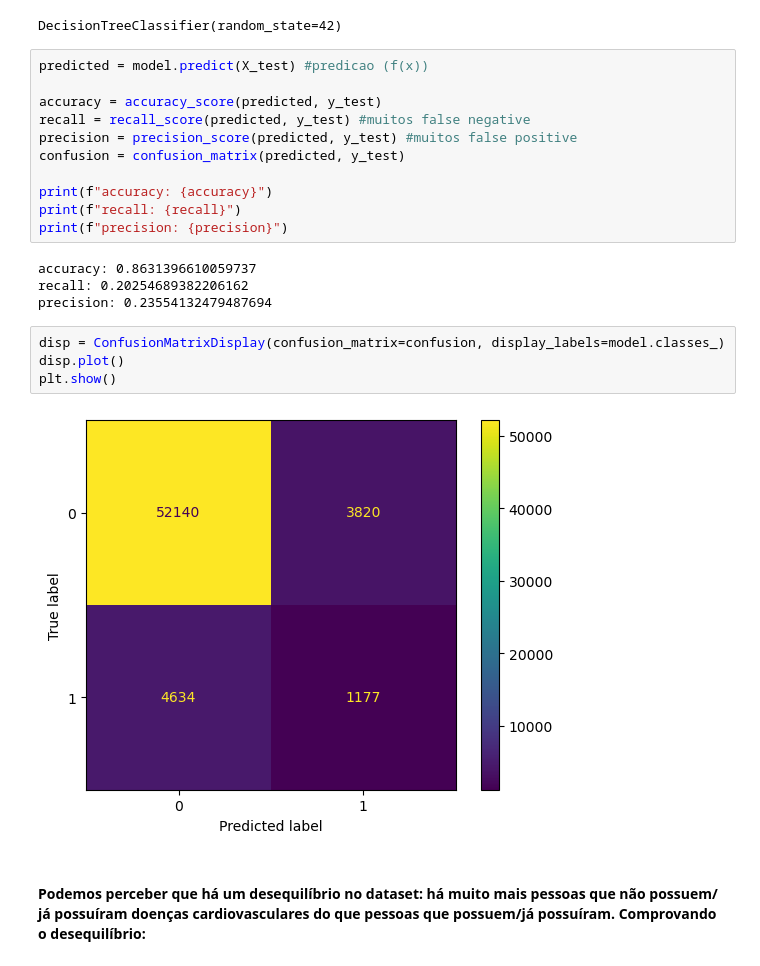
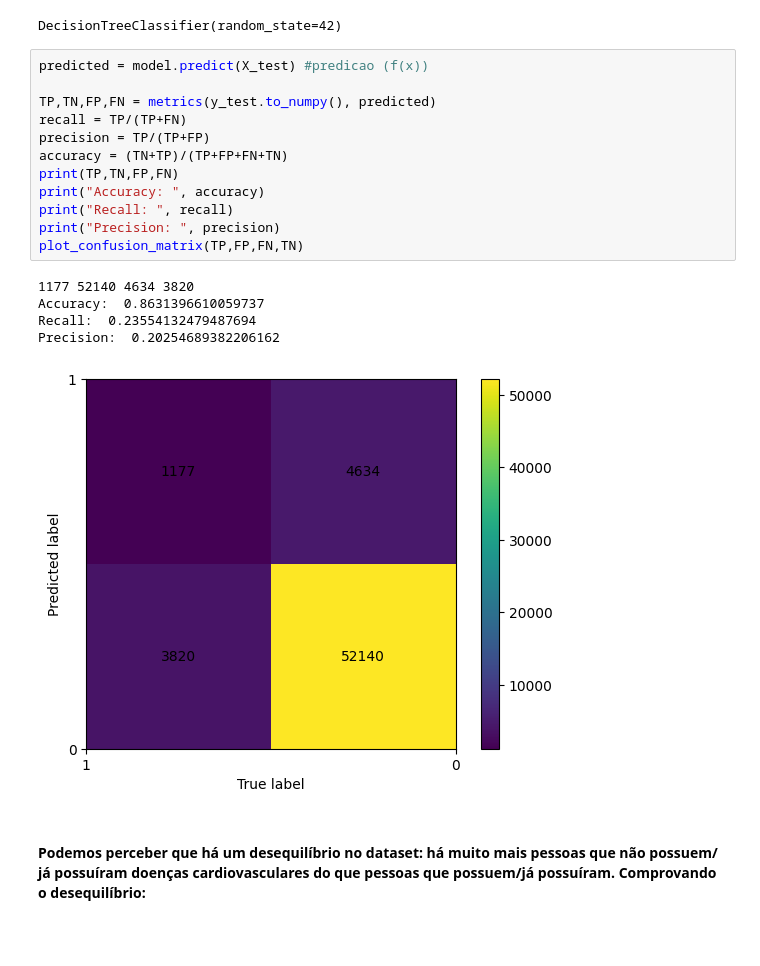
Before and after one commit to PDTCCLF/INF1032, a Jupyter notebook: testeTreino.ipynb, the cells around one changed output. Drawn from its saved outputs; the diff is of its cells as text; blank space fills up the shorter version.

```diff
--- a/testeTreino.ipynb
+++ b/testeTreino.ipynb
@@ -108,27 +174,24 @@ model = DecisionTreeClassifier(random_state=42)
 model.fit(X_train, y_train) #treina o modelo
 # %% [output]
 DecisionTreeClassifier(random_state=42)
-# %%
-predicted = model.predict(X_test) #predicao (f(x))
-
-accuracy = accuracy_score(predicted, y_test)
-recall = recall_score(predicted, y_test) #muitos false negative
-precision = precision_score(predicted, y_test) #muitos false positive
-confusion = confusion_matrix(predicted, y_test)
-
-print(f"accuracy: {accuracy}")
-print(f"recall: {recall}")
-print(f"precision: {precision}")
-# %% [output]
-accuracy: 0.8631396610059737
-recall: 0.20254689382206162
-precision: 0.23554132479487694
-# %%
-disp = ConfusionMatrixDisplay(confusion_matrix=confusion, display_labels=model.classes_)
-disp.plot()
-plt.show()
-# %% [output]
-[figure, removed]
+# %%
+predicted = model.predict(X_test) #predicao (f(x))
+
+TP,TN,FP,FN = metrics(y_test.to_numpy(), predicted)
+recall = TP/(TP+FN)
+precision = TP/(TP+FP)
+accuracy = (TN+TP)/(TP+FP+FN+TN)
+print(TP,TN,FP,FN)
+print("Accuracy: ", accuracy)
+print("Recall: ", recall)
+print("Precision: ", precision)
+plot_confusion_matrix(TP,FP,FN,TN)
+# %% [output]
+1177 52140 4634 3820
+Accuracy:  0.8631396610059737
+Recall:  0.23554132479487694
+Precision:  0.20254689382206162
+[figure, added]
 # %% [markdown]
 #### Podemos perceber que há um desequilíbrio no dataset: há muito mais pessoas que não possuem/ já possuíram doenças cardiovasculares do que pessoas que possuem/já possuíram. Comprovando o desequilíbrio:
 # %%
```
Also changed, not shown: parts of 11 cells of this notebook.
